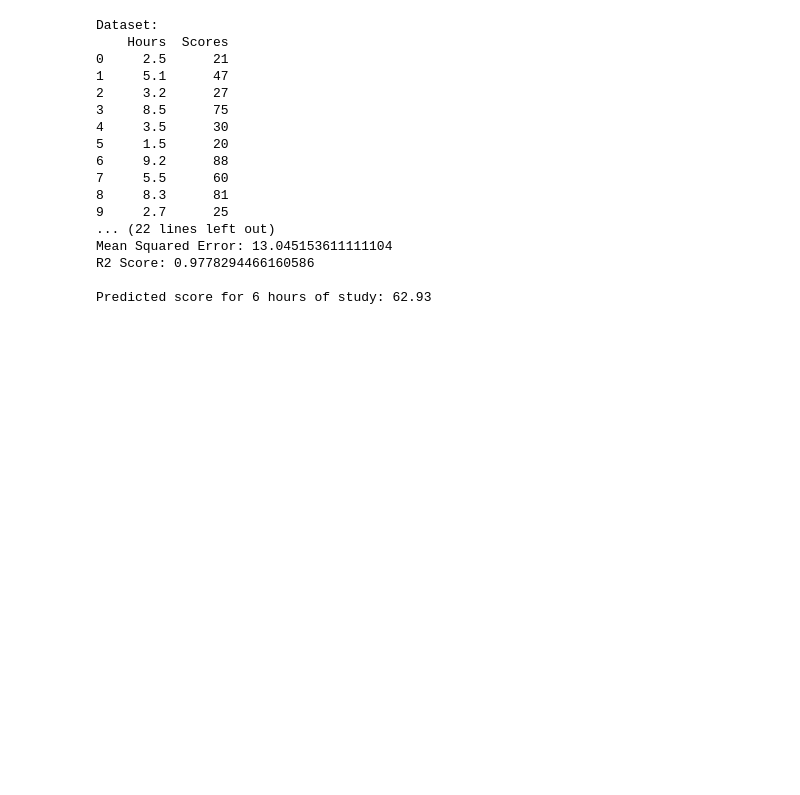
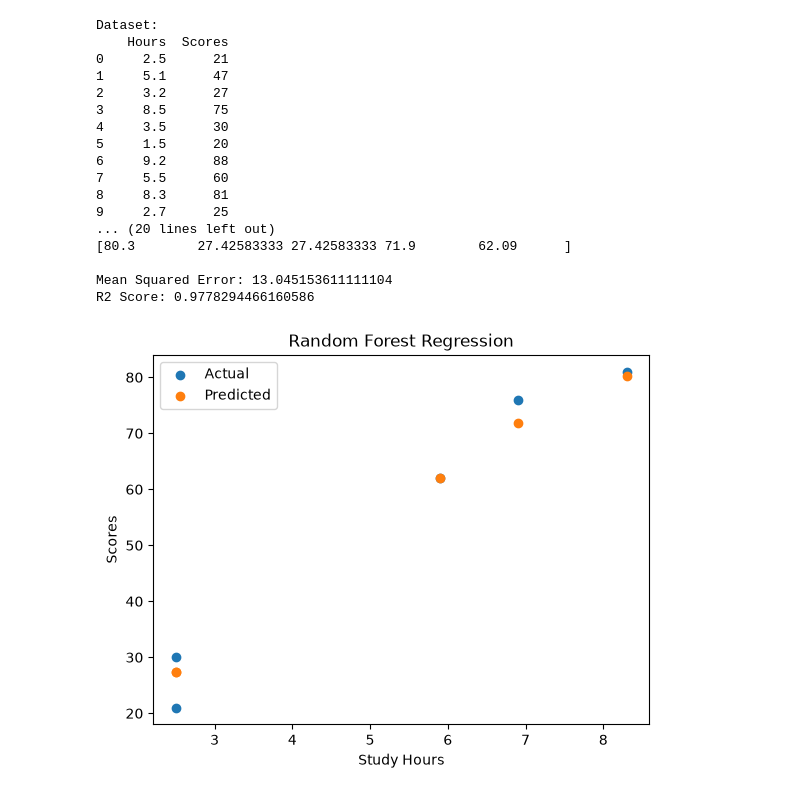
Before and after one commit to KshitijShinde26/ML, a Jupyter notebook: MLL/Ass_7.ipynb, the cells around one changed output. Saved outputs shown, nothing was run; the diff lists cells and outputs as text; code cells hidden in the pictures; blank space fills up the shorter version.

```diff
--- a/MLL/Ass_7.ipynb
+++ b/MLL/Ass_7.ipynb
@@ -6,7 +6,7 @@ import pandas as pd
 from sklearn.ensemble import RandomForestRegressor
 from sklearn.model_selection import train_test_split
 from sklearn.metrics import mean_squared_error, r2_score
-
+import matplotlib.pyplot as plt
 
 # Step 2: Load the dataset
 data = pd.read_csv("score.csv")
@@ -59,41 +59,41 @@ print(y_pred)
 # Step 9: Evaluate the model
 
 # Mean Squared Error
 mse = mean_squared_error(y_test, y_pred)
 
 # R2 Score
 r2 = r2_score(y_test, y_pred)
 
 print("\nMean Squared Error:", mse)
 print("R2 Score:", r2)
 
 
-# Step 10: Predict score for a new student
+plt.scatter(X_test["Hours"], y_test, label="Actual")
 
-# Student studies for 6 hours
-new_student = pd.DataFrame(
-    [[6]],
-    columns=["Hours"]
-)
+plt.scatter(X_test["Hours"], y_pred, label="Predicted")
 
-prediction = model.predict(new_student)
+plt.xlabel("Study Hours")
+plt.ylabel("Scores")
+plt.title("Random Forest Regression")
 
-print("\nPredicted score for 6 hours of study:", prediction[0])
+plt.legend()
+plt.show()
 # %% [output]
 Dataset:
     Hours  Scores
 0     2.5      21
 1     5.1      47
 2     3.2      27
 3     8.5      75
 4     3.5      30
 5     1.5      20
 6     9.2      88
 7     5.5      60
 8     8.3      81
 9     2.7      25
-... (22 lines left out)
+... (20 lines left out)
+[80.3        27.42583333 27.42583333 71.9        62.09      ]
+
 Mean Squared Error: 13.045153611111104
 R2 Score: 0.9778294466160586
-
-Predicted score for 6 hours of study: 62.93
+[figure, added]
```
Also changed, not shown: 12 other files.
